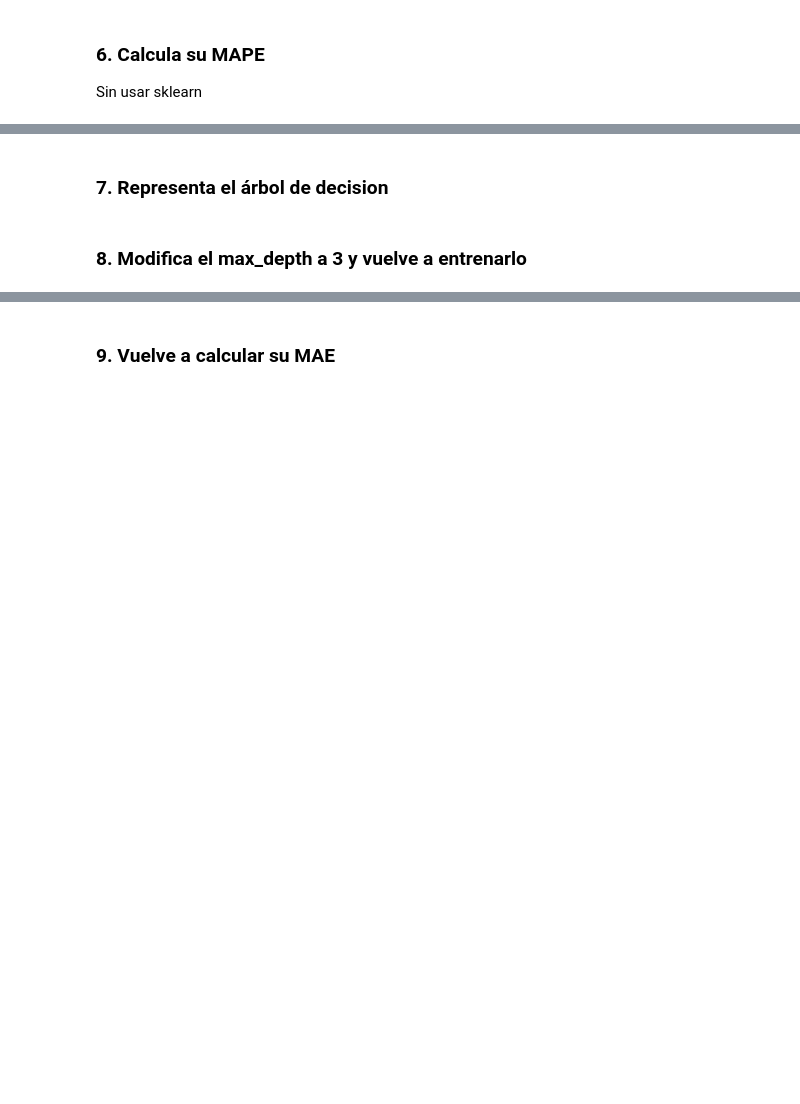
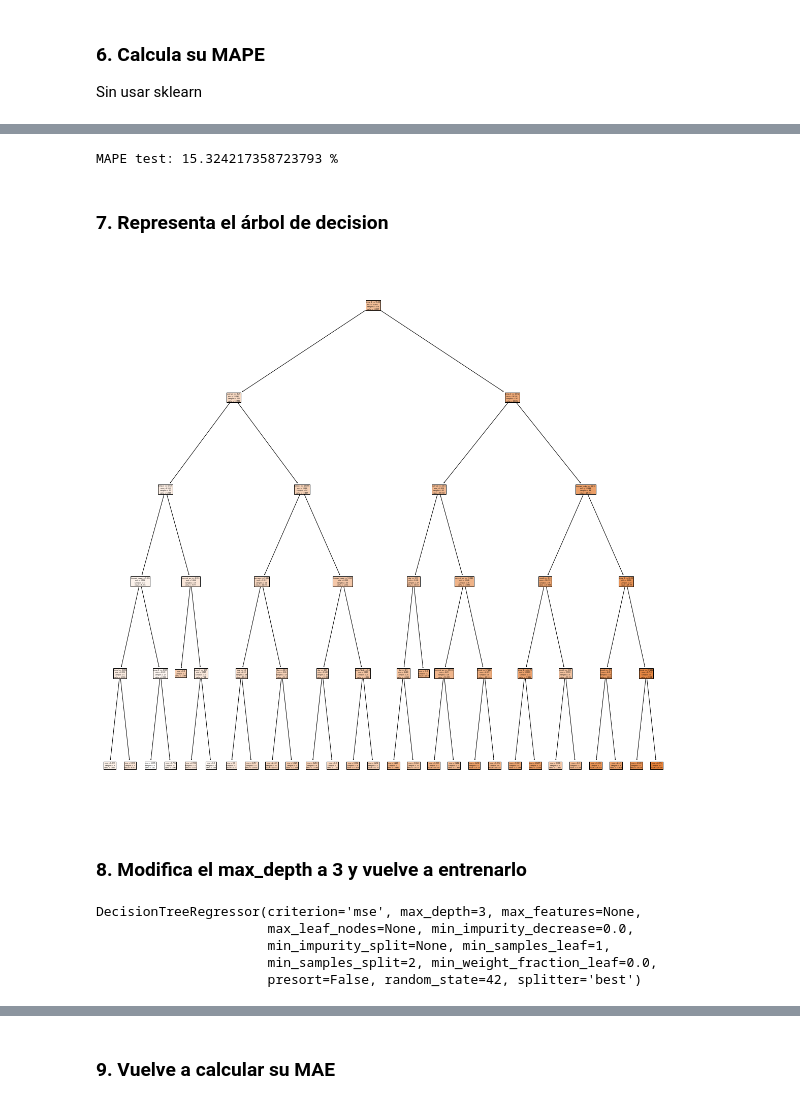
Before and after one commit to PilarDenia/activity_bootcamp_jun2020, a Jupyter notebook: 2_Machine_Learning/semana_25/dia_1/1 - Regression_Tree - Clase.ipynb, the cells around one changed output, grey strips where cells are left out. Cells and saved outputs as stored; diff of their text form; code cells hidden in the pictures; blank space fills up the shorter version.

```diff
--- a/2_Machine_Learning/semana_25/dia_1/1 - Regression_Tree - Clase.ipynb
+++ b/2_Machine_Learning/semana_25/dia_1/1 - Regression_Tree - Clase.ipynb
@@ -25,2 +234,6 @@ def conversor(x):
 # %% [markdown]
 ### 3. Divide en train y test
+# %%
+# Seleccionar
+X = datat.iloc[:,:-1]
+X.head()
@@ -26,0 +251,3 @@ def conversor(x):
+# %%
+y = datat.iloc[:,-1]
+y.head()
@@ -27 +261,8 @@ def conversor(x):
+# %%
+# Train test split
+X_train, X_test, y_train, y_test = train_test_split(X,
+                                                   y,
+                                                   test_size=0.2,
+                                                   random_state=42)
+train_features = X_train.columns
 # %%
@@ -34,3 +278,7 @@ print('Testing Labels Shape:', test_labels.shape)
 # %% [markdown]
 ### 4. Entrena el modelo
 Utiliza un DecisionTreeRegressor
+# %%
+tree_reg = DecisionTreeRegressor(max_depth=5,
+                                  random_state=42)
+tree_reg.fit(X_train,y_train)
@@ -42,0 +383,5 @@ Sin usar sklearn
+# %%
+MAPE = sum(df_mae['residual'])/df_mae.shape[0]
+print('MAPE test:',MAPE,'%')
+# %% [output]
+MAPE test: 15.324217358723793 %
@@ -43,4 +390,22 @@ Sin usar sklearn
 # %% [markdown]
 ### 7. Representa el árbol de decision
+# %%
+plt.figure(figsize=(20,20))
+sklearn.tree.plot_tree(tree_reg,
+                feature_names=datat.columns,
+                class_names=datat['actual'],
+                filled=True);
+# %% [output]
+[figure, added]
 # %% [markdown]
 ### 8. Modifica el max_depth a 3 y vuelve a entrenarlo
+# %%
+tree_reg = DecisionTreeRegressor(max_depth=3,
+                                  random_state=42)
+tree_reg.fit(X_train,y_train)
+# %% [output]
+DecisionTreeRegressor(criterion='mse', max_depth=3, max_features=None,
+                      max_leaf_nodes=None, min_impurity_decrease=0.0,
+                      min_impurity_split=None, min_samples_leaf=1,
+                      min_samples_split=2, min_weight_fraction_leaf=0.0,
+                      presort=False, random_state=42, splitter='best')
```
Also changed, not shown: parts of 40 cells of this notebook, 35 other files.
